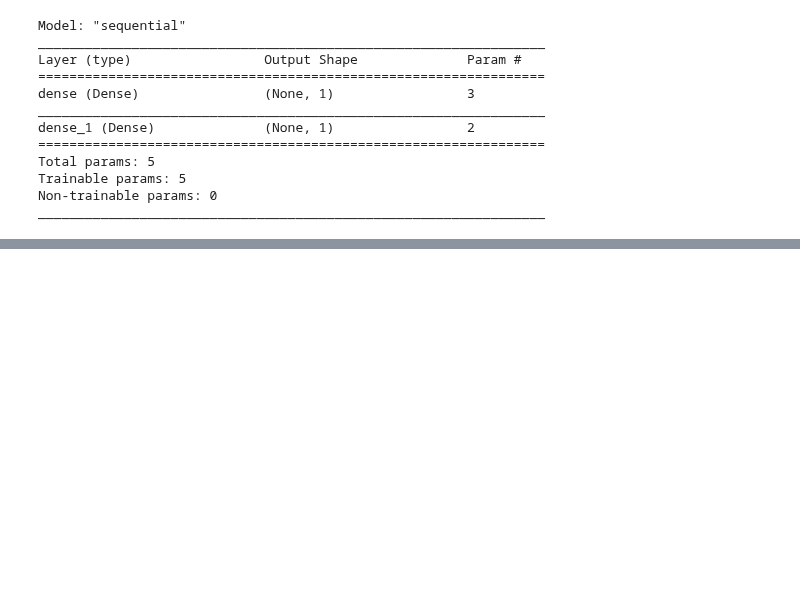
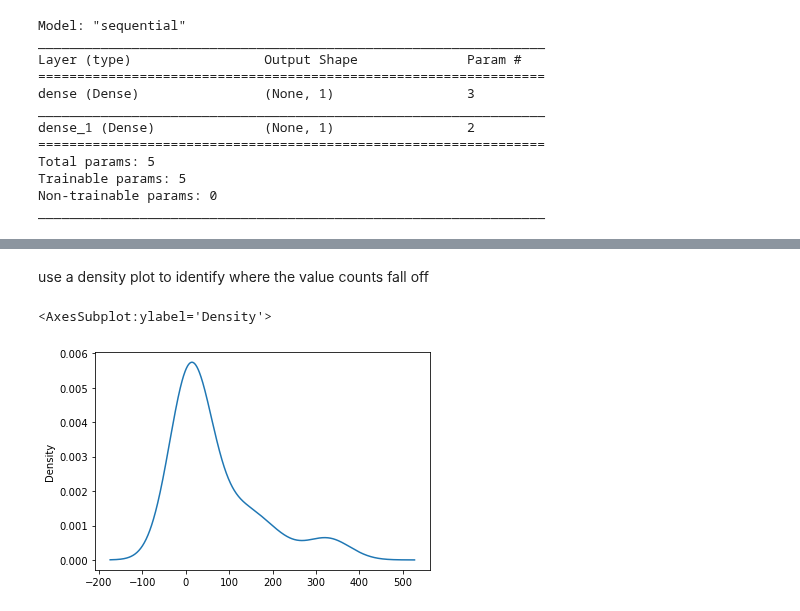
Before and after one commit to nasarar/Neural_Network_Charity_Analysis-, a Jupyter notebook: Activity/practice.ipynb, the cells around one changed output, grey strips where cells are left out. Drawn from its saved outputs; the diff is of its cells as text; code cells hidden in the pictures; blank space fills up the shorter version.

```diff
--- a/Activity/practice.ipynb
+++ b/Activity/practice.ipynb
@@ -66,0 +67,7 @@ One Hot Encoder
+# %%
+#read in ramen data
+ramen_df= pd.read_csv('ramen-ratings.csv')
+
+#print out the country value counts
+country_counts=ramen_df.Country.value_counts()
+country_counts
@@ -66,0 +92,10 @@ One Hot Encoder
+# %% [markdown]
+use a density plot to identify where the value counts fall off
+# %%
+#visualize the value counts
+country_counts.plot.density()
+
+#bucket anything that appears fewer than 100 times as 'other'
+# %% [output]
+<AxesSubplot:ylabel='Density'>
+[figure, added]
```
Also changed, not shown: parts of 12 cells of this notebook, 5 other files.
